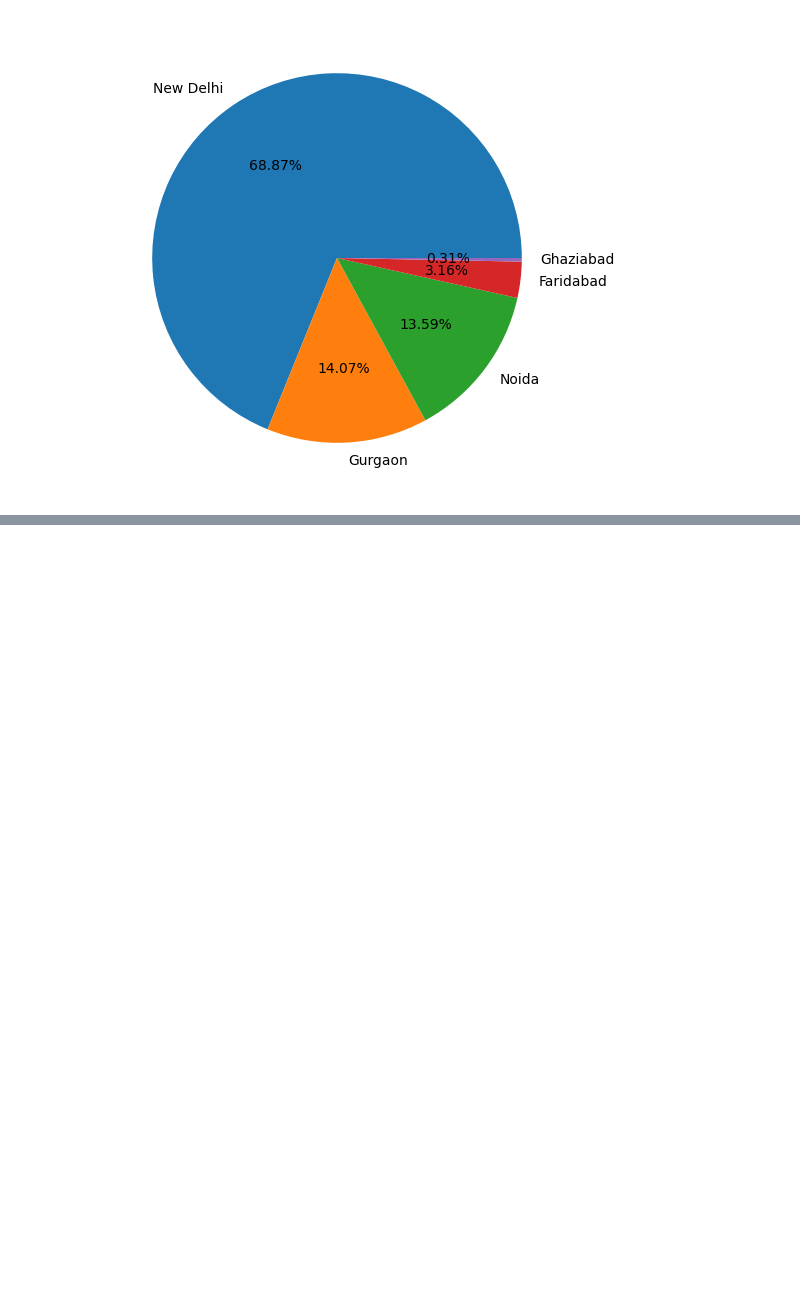
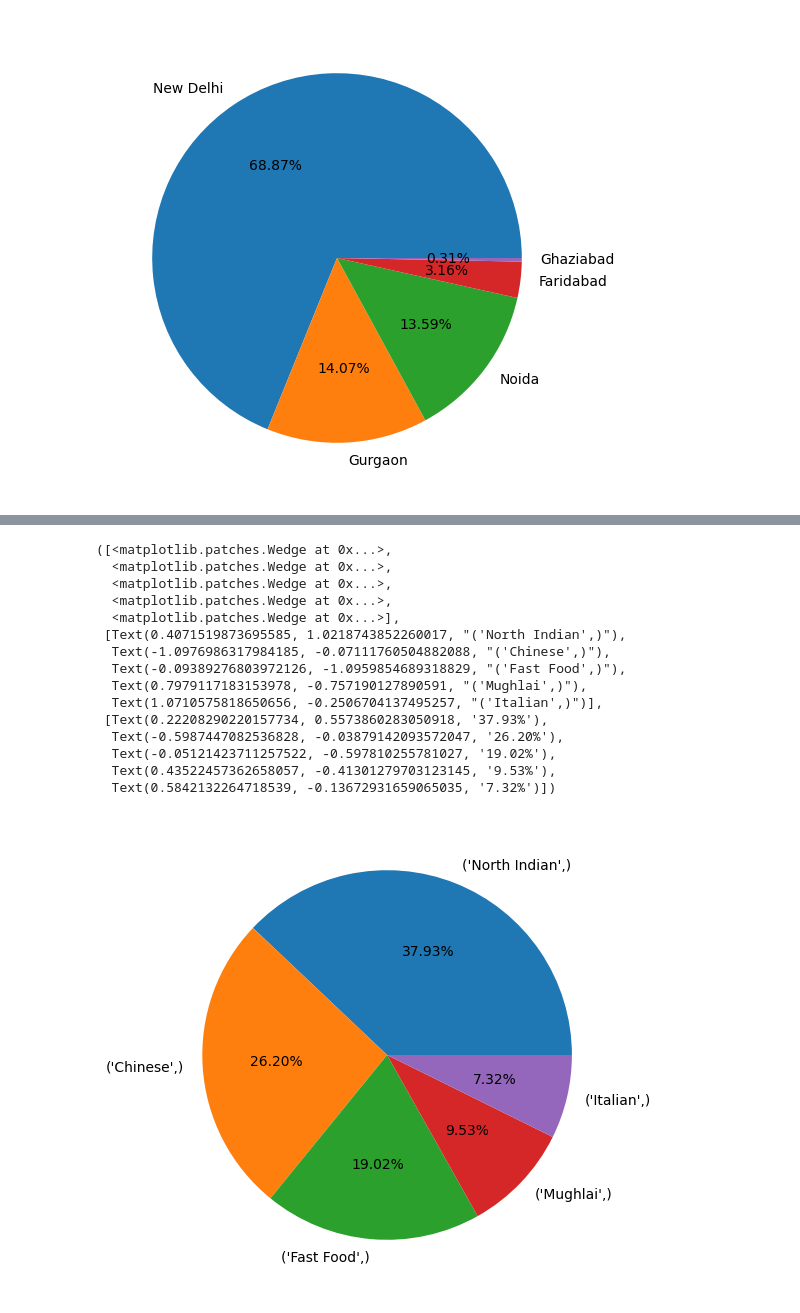
Before and after one commit to TirthNandha/Zomato-EDA, a Jupyter notebook: Zomato EDA.ipynb, the cells around one changed output, grey strips where cells are left out. Saved outputs shown, nothing was run; the diff lists cells and outputs as text; code cells hidden in the pictures; blank space fills up the shorter version.

```diff
--- a/Zomato EDA.ipynb
+++ b/Zomato EDA.ipynb
@@ -411,0 +417,10 @@ Index(['Restaurant ID', 'Restaurant Name', 'Country Code', 'City', 'Address',
+# %%
+cuisines = [cuisine for cuisine in final_df.Cuisines]
+# %%
+from collections import defaultdict
+cuisinezz = []
+for all_cuisine in cuisines:
+    cuisine = str(all_cuisine).split(", ")
+    for each_cuisine in cuisine:
+        cuisinezz.append(each_cuisine)
+cuisinezz
@@ -411,0 +445,23 @@ Index(['Restaurant ID', 'Restaurant Name', 'Country Code', 'City', 'Address',
+# %%
+cuisine= pd.DataFrame(cuisinezz).value_counts().values
+# %%
+cuisine_name = pd.DataFrame(cuisinezz).value_counts().index
+# %%
+plt.pie(x = cuisine[:5], labels = cuisine_name[:5], autopct='%1.2f%%')
+# %% [output]
+([<matplotlib.patches.Wedge at 0x...>,
+  <matplotlib.patches.Wedge at 0x...>,
+  <matplotlib.patches.Wedge at 0x...>,
+  <matplotlib.patches.Wedge at 0x...>,
+  <matplotlib.patches.Wedge at 0x...>],
+ [Text(0.4071519873695585, 1.0218743852260017, "('North Indian',)"),
+  Text(-1.0976986317984185, -0.07111760504882088, "('Chinese',)"),
+  Text(-0.09389276803972126, -1.0959854689318829, "('Fast Food',)"),
+  Text(0.7979117183153978, -0.757190127890591, "('Mughlai',)"),
+  Text(1.0710575818650656, -0.2506704137495257, "('Italian',)")],
+ [Text(0.22208290220157734, 0.5573860283050918, '37.93%'),
+  Text(-0.5987447082536828, -0.03879142093572047, '26.20%'),
+  Text(-0.05121423711257522, -0.597810255781027, '19.02%'),
+  Text(0.43522457362658057, -0.41301279703123145, '9.53%'),
+  Text(0.5842132264718539, -0.13672931659065035, '7.32%')])
+[figure, added]
```
Also changed, not shown: parts of 2 cells of this notebook.
